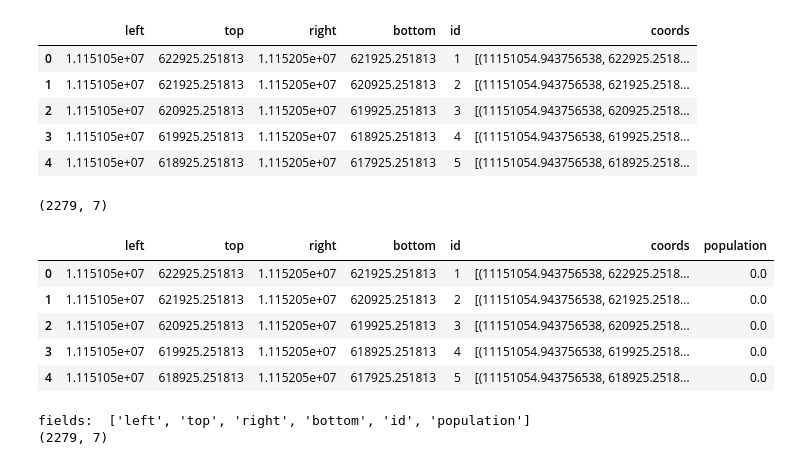
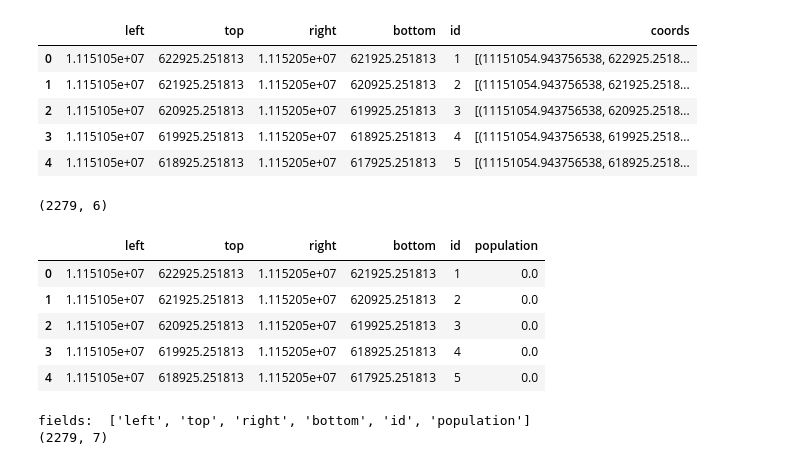
Before and after one commit to shenghaowang/asiatique, a Jupyter notebook: Penang.ipynb, the cells around one changed output. Cells and saved outputs as stored; diff of their text form; code cells hidden in the pictures.

Commit message:
Export grid population data to csv file for creating new field of grid layer

```diff
--- a/Penang.ipynb
+++ b/Penang.ipynb
@@ -10,8 +10,8 @@ from read_shp_file import read_shapefile
 # I. Load Grids
 Load rectangular grids generated by QGIS
 # %%
-grid_fp = "/home/swang/Desktop/shenghao-repos/asiatique/data/penang_grid_EPSG3857_WGS84_v3.csv"
-# grid_fp = "/Users/shenghao/Desktop/shenghao-repos/asiatique/data/penang_grid_EPSG3857_WGS84_v3.csv"
+# grid_fp = "/home/swang/Desktop/shenghao-repos/asiatique/data/penang_grid_EPSG3857_WGS84_v3.csv"
+grid_fp = "/Users/shenghao/Desktop/shenghao-repos/asiatique/data/penang_grid_EPSG3857_WGS84_v3.csv"
 grid_df = pd.read_csv(grid_fp)
 grid_df["id"] = grid_df["id"].apply(lambda grid_id: str(grid_id))
 grid_df = grid_df.set_index("id")
@@ -65,8 +65,8 @@ def assign_grid(coords, grid_dict):
     return None
 # %%
 grid_dict = grid_df.to_dict('index')
-buildings_fp = "/home/swang/Desktop/shenghao-repos/asiatique/data/penang_residential_buildings.csv"
-# buildings_fp = "/Users/shenghao/Desktop/shenghao-repos/asiatique/data/penang_residential_buildings.csv"
+# buildings_fp = "/home/swang/Desktop/shenghao-repos/asiatique/data/penang_residential_buildings.csv"
+buildings_fp = "/Users/shenghao/Desktop/shenghao-repos/asiatique/data/penang_residential_buildings.csv"
 buildings_df = pd.read_csv(buildings_fp)
 print("Range of longitude: ", buildings_df["center_lng"].min(), buildings_df["center_lng"].max())
 print("Range of latitude: ", buildings_df["center_lat"].min(), buildings_df["center_lat"].max())
@@ -178,8 +178,8 @@ population_df.head()
 # %% [markdown]
 # V. Incorporate Grid Population with Shape File
 # %%
-# grid_shape = "/Users/shenghao/Desktop/shenghao-repos/asiatique/data/penang_grid_EPSG3857_WGS84_v3.shp"
-grid_shape = "/home/swang/Desktop/shenghao-repos/asiatique/data/penang_grid_EPSG3857_WGS84_v3.shp"
+grid_shape = "/Users/shenghao/Desktop/shenghao-repos/asiatique/data/penang_grid_EPSG3857_WGS84_v3.shp"
+# grid_shape = "/home/swang/Desktop/shenghao-repos/asiatique/data/penang_grid_EPSG3857_WGS84_v3.shp"
 sf = shp.Reader(grid_shape)
 shp_df = read_shapefile(sf)
 print(shp_df.shape)
@@ -196,18 +196,20 @@ fields:  ['left', 'top', 'right', 'bottom', 'id']
 # %%
 population_shp_df = pd.merge(shp_df, population_df[["grid_id", "population"]],
                              left_on='id', right_on='grid_id', how='outer')
 population_shp_df["population"].fillna(0, inplace=True)
-population_shp_df = population_shp_df.drop(["grid_id"], axis=1)
+population_shp_df = population_shp_df.drop(["grid_id", "coords"], axis=1)
 print(population_shp_df.shape)
+population_shp_df.to_csv("/Users/shenghao/Desktop/shenghao-repos/asiatique/data/penang_grid_population.csv",
+                         index=False)
 population_shp_df.head()
 # %% [output]
-(2279, 7)
+(2279, 6)
-|  | left | top | right | bottom | id | coords | population |
-| 0 | 1.115105e+07 | 622925.251813 | 1.115205e+07 | 621925.251813 | 1 | [(11151054.943756538, 622925.2518... | 0.0 |
-| 1 | 1.115105e+07 | 621925.251813 | 1.115205e+07 | 620925.251813 | 2 | [(11151054.943756538, 621925.2518... | 0.0 |
-| 2 | 1.115105e+07 | 620925.251813 | 1.115205e+07 | 619925.251813 | 3 | [(11151054.943756538, 620925.2518... | 0.0 |
-| 3 | 1.115105e+07 | 619925.251813 | 1.115205e+07 | 618925.251813 | 4 | [(11151054.943756538, 619925.2518... | 0.0 |
-| 4 | 1.115105e+07 | 618925.251813 | 1.115205e+07 | 617925.251813 | 5 | [(11151054.943756538, 618925.2518... | 0.0 |
+|  | left | top | right | bottom | id | population |
+| 0 | 1.115105e+07 | 622925.251813 | 1.115205e+07 | 621925.251813 | 1 | 0.0 |
+| 1 | 1.115105e+07 | 621925.251813 | 1.115205e+07 | 620925.251813 | 2 | 0.0 |
+| 2 | 1.115105e+07 | 620925.251813 | 1.115205e+07 | 619925.251813 | 3 | 0.0 |
+| 3 | 1.115105e+07 | 619925.251813 | 1.115205e+07 | 618925.251813 | 4 | 0.0 |
+| 4 | 1.115105e+07 | 618925.251813 | 1.115205e+07 | 617925.251813 | 5 | 0.0 |
 # %%
 grid_shape = "/home/swang/Desktop/shenghao-repos/asiatique/data/penang_grid_EPSG3857_WGS84_v3.shp"
 population_shape = "/home/swang/Desktop/shenghao-repos/asiatique/data/penang_grid_population.shp"
```
Also changed, not shown: parts of 2 cells of this notebook, 1 other file.
